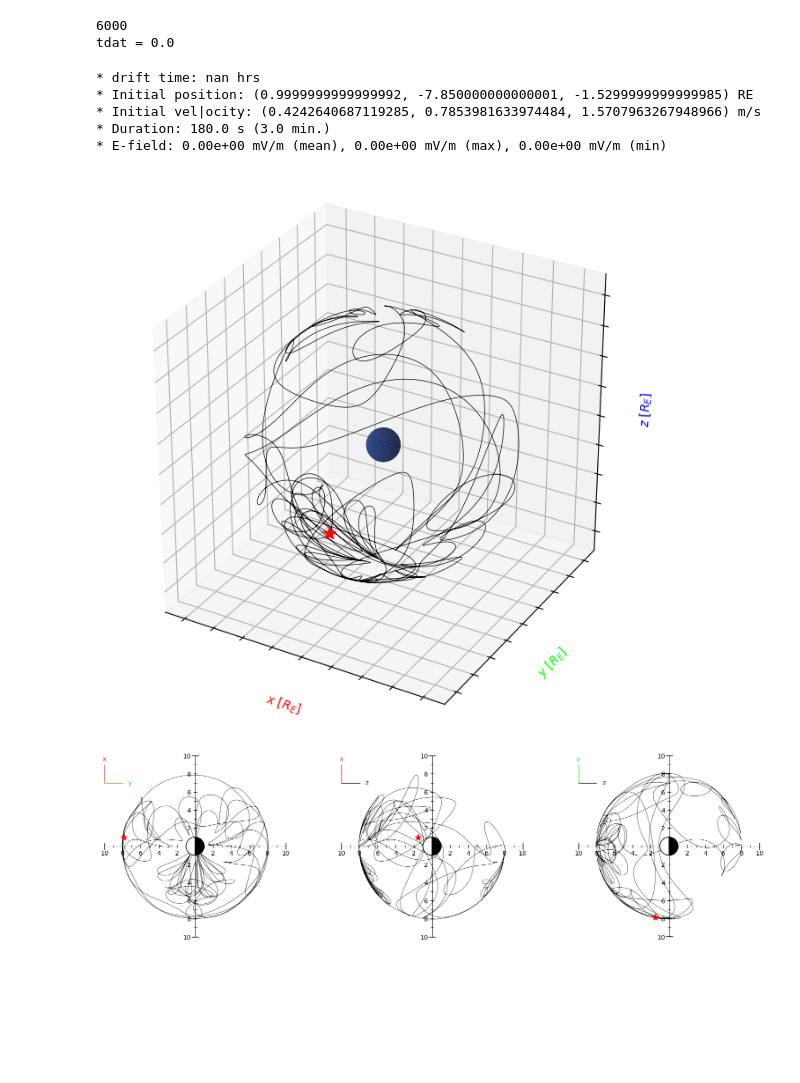
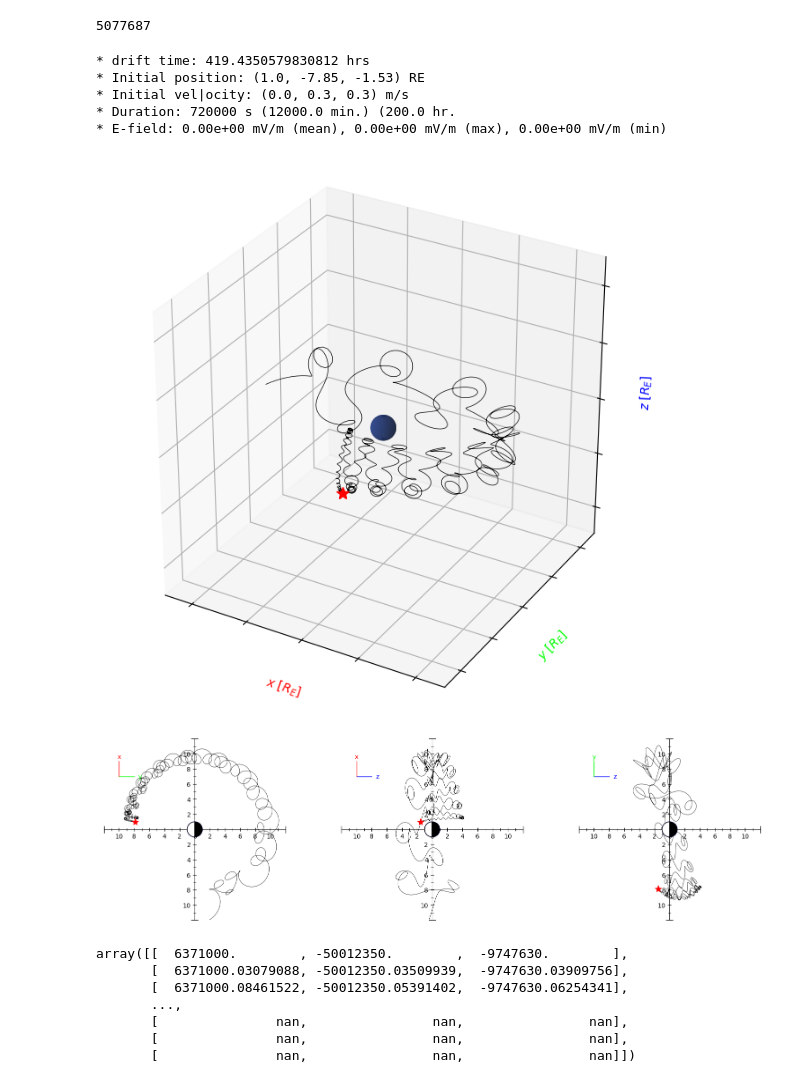
Before and after one commit to argallmr/imef, a Jupyter notebook: particle-tracing/boris-tracing/Plots-Dipole-Tracing2D3D.ipynb, the cells around one changed output. Saved outputs shown, nothing was run; the diff lists cells and outputs as text; code cells hidden in the pictures; blank space fills up the shorter version.

```diff
--- a/particle-tracing/boris-tracing/Plots-Dipole-Tracing2D3D.ipynb
+++ b/particle-tracing/boris-tracing/Plots-Dipole-Tracing2D3D.ipynb
@@ -84,7 +84,7 @@ vx = vmag*np.sin(theta1)*np.cos(phi1)
 vy = vmag*np.sin(theta1)*np.sin(phi1)
 vz = vmag*np.cos(theta1)
 
-nhr = 0.05
+nhr = 200
 dt = 0.05
 tf = nhr*3600
 
@@ -101,38 +101,47 @@ r0 = np.array([1., -7.85, -1.53])*RE
 v0 = np.array([0.,.3,.3])
 
 # compute boris
-tdat, tdrift, vdat, rdat, emag = boris(tf, r0, v0, m, q, gs, kp, tdir="bw", sph=False)
+tdat, tdrift, vdat, rdat, emag = boris(tf, r0, v0, m, q, gs, kp, tdir="bw")
 # %% [output]
-6000
-tdat = 0.0
+5077687
 # %%
 # convert spherical position coordinates to cartesian
 rdat_crt = np.zeros((len(rdat), 3))
 for i, val in enumerate(rdat):
     x,y,z = sph_to_crt(val[0], val[1], val[2])
     rdat_crt[i] = np.array([x,y,z])
 
 
 # scale coordinates in units [RE]
-rscale = rdat_crt/RE
+rscale = rdat/RE
 
-tracingplot_3d(rdat_crt, savefig=False)
-tracingplot_2d(rdat_crt, savefig=False)
+tracingplot_3d(rdat, savefig=False)
+tracingplot_2d(rdat, savefig=False)
 
 
 # diagnostic data
 print(f'* drift time: {tdrift} hrs')
 print(f'* Initial position: {rscale[0][0], rscale[0][1], rscale[0][2]} RE')
 print(f'* Initial vel|ocity: {vdat[0][0], vdat[0][1], vdat[0][2]} m/s')
-print(f'* Duration: {tf} s ({round(tf/60,2)} min.)')
+print(f'* Duration: {tf} s ({round(tf/60,2)} min.) ({round((tf/60)/60,2)} hr.')
 print(f'* E-field: {np.mean(emag):.2e} mV/m (mean), {max(emag):.2e} mV/m (max), {min(emag):.2e} mV/m (min) ')
 
 plt.show()
 # %% [output]
-* drift time: nan hrs
-* Initial position: (0.9999999999999992, -7.850000000000001, -1.5299999999999985) RE
-* Initial vel|ocity: (0.4242640687119285, 0.7853981633974484, 1.5707963267948966) m/s
-* Duration: 180.0 s (3.0 min.)
+* drift time: 419.4350579830812 hrs
+* Initial position: (1.0, -7.85, -1.53) RE
+* Initial vel|ocity: (0.0, 0.3, 0.3) m/s
+* Duration: 720000 s (12000.0 min.) (200.0 hr.
 * E-field: 0.00e+00 mV/m (mean), 0.00e+00 mV/m (max), 0.00e+00 mV/m (min)
-[figure, old version]
+[figure, new version]
-[figure, old version]
+[figure, new version]
+# %%
+rdat
+# %% [output]
+array([[  6371000.        , -50012350.        ,  -9747630.        ],
+       [  6371000.03079088, -50012350.03509939,  -9747630.03909756],
+       [  6371000.08461522, -50012350.05391402,  -9747630.06254341],
+       ...,
+       [               nan,                nan,                nan],
+       [               nan,                nan,                nan],
+       [               nan,                nan,                nan]])
```
Also changed, not shown: 1 other file.
